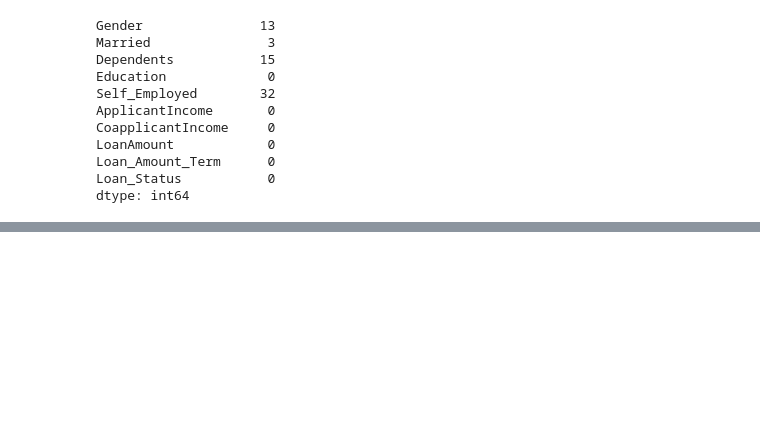
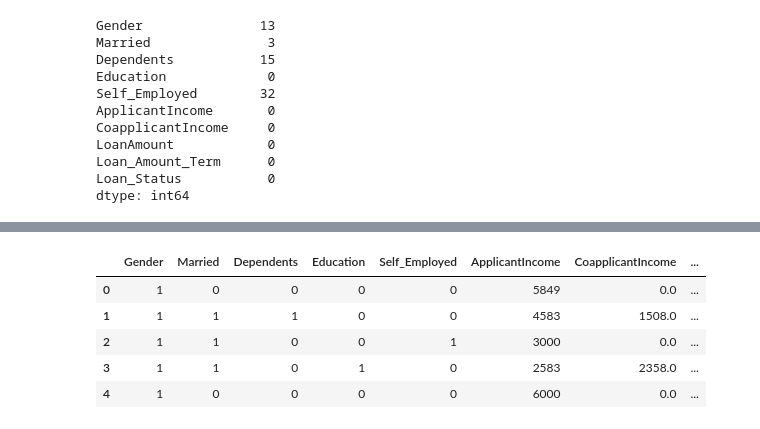
Before and after one commit to non77o1/Loan-Approval-Prediction, a Jupyter notebook: cleanData.ipynb, the cells around one changed output, grey strips where cells are left out. Saved outputs shown, nothing was run; the diff lists cells and outputs as text; code cells hidden in the pictures; blank space fills up the shorter version.

Commit message:
cleaing Data Done

```diff
--- a/cleanData.ipynb
+++ b/cleanData.ipynb
@@ -120,3 +122,20 @@ LoanAmount            0
 Loan_Amount_Term      0
 Loan_Status           0
 dtype: int64
+# %%
+#filling most frequent values for categorical columns since it's small number of missing values
+
+
+import pandas as pd
+from sklearn.impute import SimpleImputer
+# Identifying the columns with missing values
+cols_with_missing_values = [col for col in loanData.columns if loanData[col].isnull().any()]
+
+# Creating the imputer object
+imputer = SimpleImputer(strategy='most_frequent')
+
+# Applying the imputer to the columns with missing values
+loanData[cols_with_missing_values] = imputer.fit_transform(loanData[cols_with_missing_values])
+
+# Displaying the DataFrame to verify that missing values have been filled
+loanData
@@ -122,0 +176,22 @@ dtype: int64
+# %%
+from sklearn.preprocessing import LabelEncoder
+
+# Create an instance of LabelEncoder
+label_encoder = LabelEncoder()
+
+# List of categorical columns to be encoded
+categorical_cols = ['Gender', 'Married', 'Dependents','Education','Self_Employed','Loan_Status']  # Replace with your actual column names
+
+# Apply LabelEncoder to each categorical column
+for col in categorical_cols:
+    loanData[col] = label_encoder.fit_transform(loanData[col])
+
+# Display the first few rows of the DataFrame to see the changes
+loanData.head()
+# %% [output]
+|  | Gender | Married | Dependents | Education | Self_Employed | ApplicantIncome | CoapplicantIncome | ... |
+| 0 | 1 | 0 | 0 | 0 | 0 | 5849 | 0.0 | ... |
+| 1 | 1 | 1 | 1 | 0 | 0 | 4583 | 1508.0 | ... |
+| 2 | 1 | 1 | 0 | 0 | 1 | 3000 | 0.0 | ... |
+| 3 | 1 | 1 | 0 | 1 | 0 | 2583 | 2358.0 | ... |
+| 4 | 1 | 0 | 0 | 0 | 0 | 6000 | 0.0 | ... |
```
Also changed, not shown: parts of 3 cells of this notebook.
